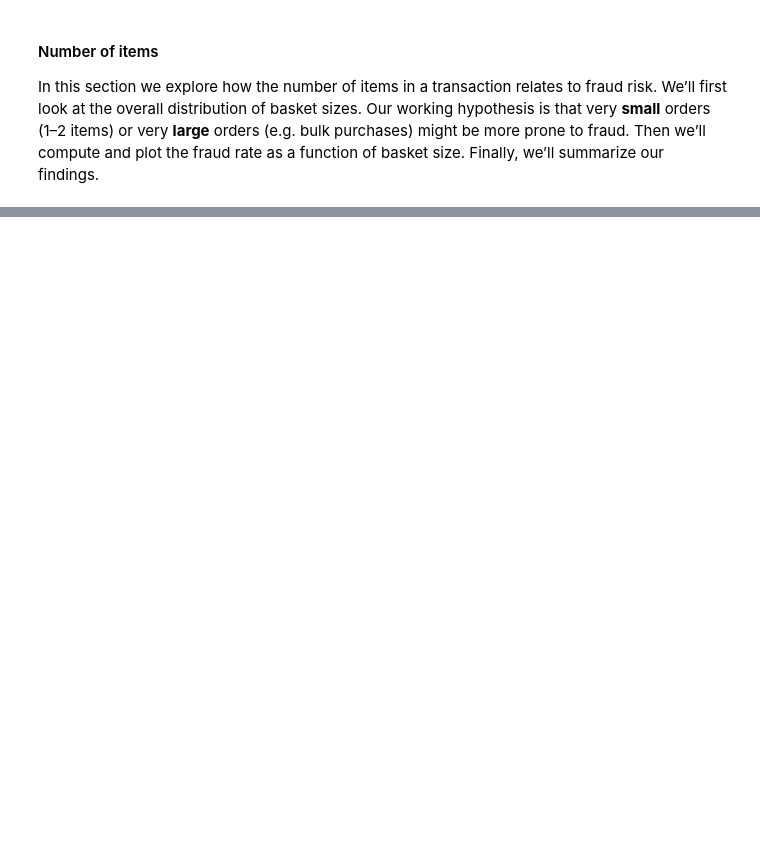
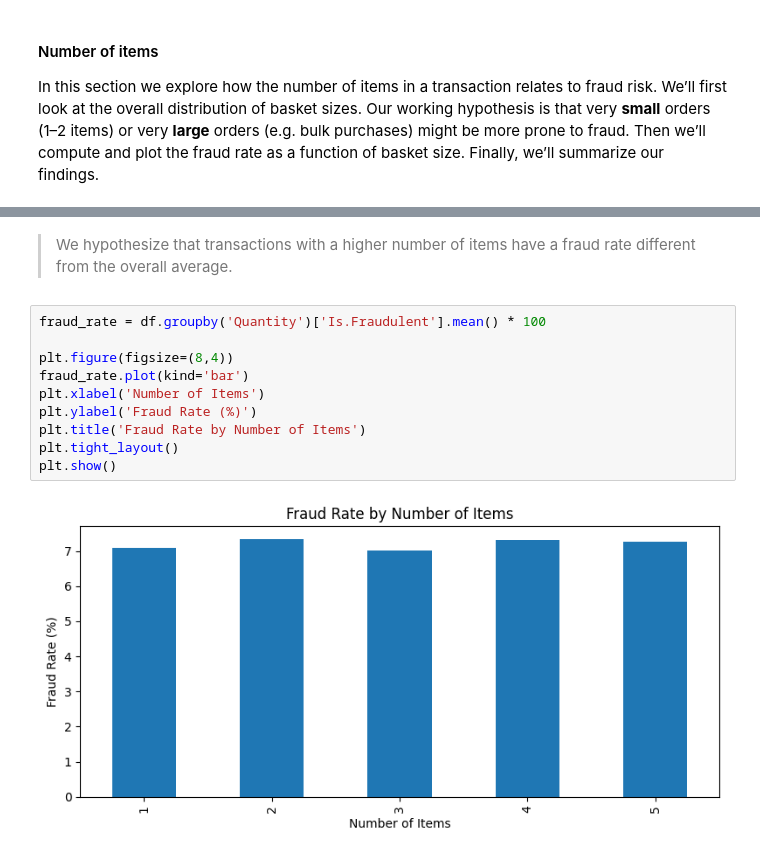
Before and after one commit to joaopcastro710/Proj_AI, a Jupyter notebook: Project 2/Proj2.ipynb, the cells around one changed output, grey strips where cells are left out. Saved outputs shown, nothing was run; the diff lists cells and outputs as text; blank space fills up the shorter version.

```diff
--- a/Project 2/Proj2.ipynb
+++ b/Project 2/Proj2.ipynb
@@ -330,0 +362,14 @@ plt.show()
+# %% [markdown]
+>We hypothesize that transactions with a higher number of items have a fraud rate different from the overall average.
+# %%
+fraud_rate = df.groupby('Quantity')['Is.Fraudulent'].mean() * 100
+
+plt.figure(figsize=(8,4))
+fraud_rate.plot(kind='bar')
+plt.xlabel('Number of Items')
+plt.ylabel('Fraud Rate (%)')
+plt.title('Fraud Rate by Number of Items')
+plt.tight_layout()
+plt.show()
+# %% [output]
+[figure, added]
```
Also changed, not shown: parts of 36 cells of this notebook.
